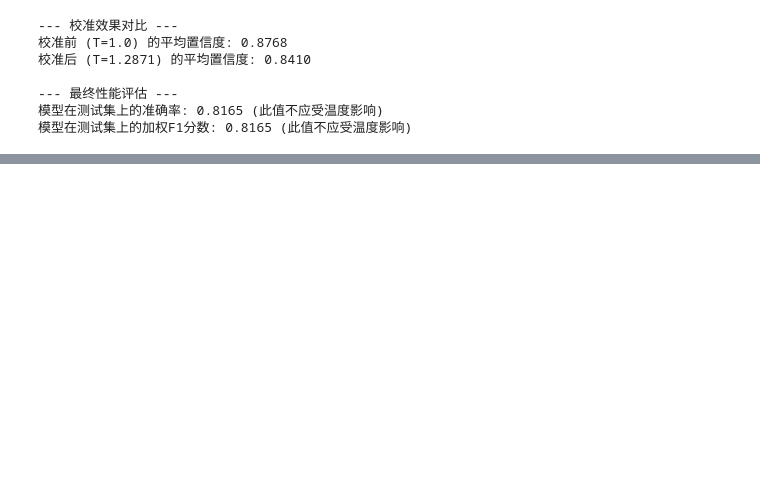
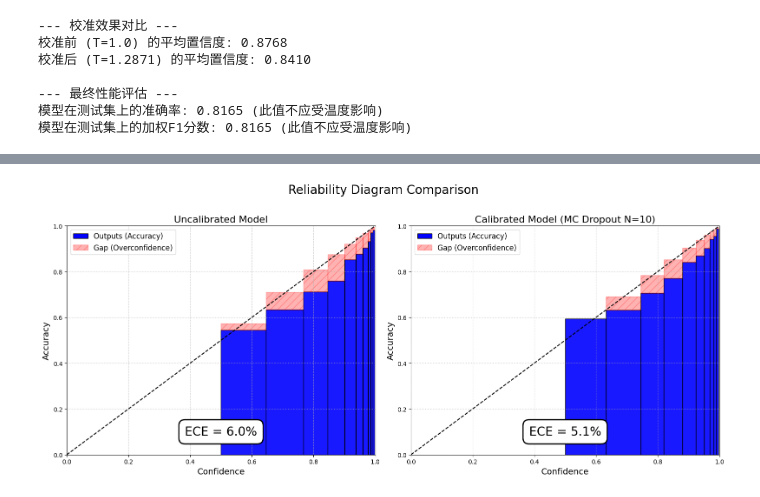
Before and after one commit to YoloYao/Uncertainty-Sentiment-Analysis, a Jupyter notebook: notebooks/2_uncertainty_quantification.ipynb, the cells around one changed output, grey strips where cells are left out. Saved outputs shown, nothing was run; the diff lists cells and outputs as text; code cells hidden in the pictures; blank space fills up the shorter version.

Commit message:
Add MC Dropout code

```diff
--- a/notebooks/2_uncertainty_quantification.ipynb
+++ b/notebooks/2_uncertainty_quantification.ipynb
@@ -257,0 +431,18 @@ plt.show()
+# %%
+# --- 1. 从您创建的模块中导入函数 ---
+from src.uncertainty.mc_dropout import get_mc_dropout_predictions
+from sklearn.metrics import f1_score
+import numpy as np
+import matplotlib.pyplot as plt
+
+# --- 2. 运行MC Dropout ---
+N_SAMPLES = 10 # 设置采样次数
+mc_results = get_mc_dropout_predictions(model, test_data_loader, N_SAMPLES, device)
+
+# --- 3. 计算传统性能指标 ---
+mc_accuracy = np.mean(mc_results['predictions'] == mc_results['labels'])
+mc_f1 = f1_score(mc_results['labels'], mc_results['predictions'], average='weighted', zero_division=0)
+
+print("\n--- MC Dropout 性能评估 ---")
+print(f"模型在测试集上的准确率: {mc_accuracy:.4f}")
+print(f"模型在测试集上的加权F1分数: {mc_f1:.4f}")
@@ -257,0 +549,16 @@ plt.show()
+# %%
+# --- 可视化1：可靠性图 (与TS方法对比) ---
+# 使用MC Dropout的平均概率来评估校准效果
+mc_probs_for_calib = mc_results['mean_probs']
+y_true_for_calib = mc_results['labels']
+
+fig, axes = plt.subplots(1, 2, figsize=(16, 7))
+# 绘制校准前的图 (与之前一样)
+plot_reliability_diagram_final(axes[0], softmaxes.cpu().numpy(), y_true, "Uncalibrated Model")
+# 绘制MC Dropout校准后的图
+plot_reliability_diagram_final(axes[1], mc_probs_for_calib, y_true_for_calib, f"Calibrated Model (MC Dropout N={N_SAMPLES})")
+plt.suptitle("Reliability Diagram Comparison", fontsize=20)
+plt.tight_layout(rect=[0, 0, 1, 0.96])
+plt.show()
+# %% [output]
+[figure, added]
```
Also changed, not shown: parts of 18 cells of this notebook, 4 other files.
